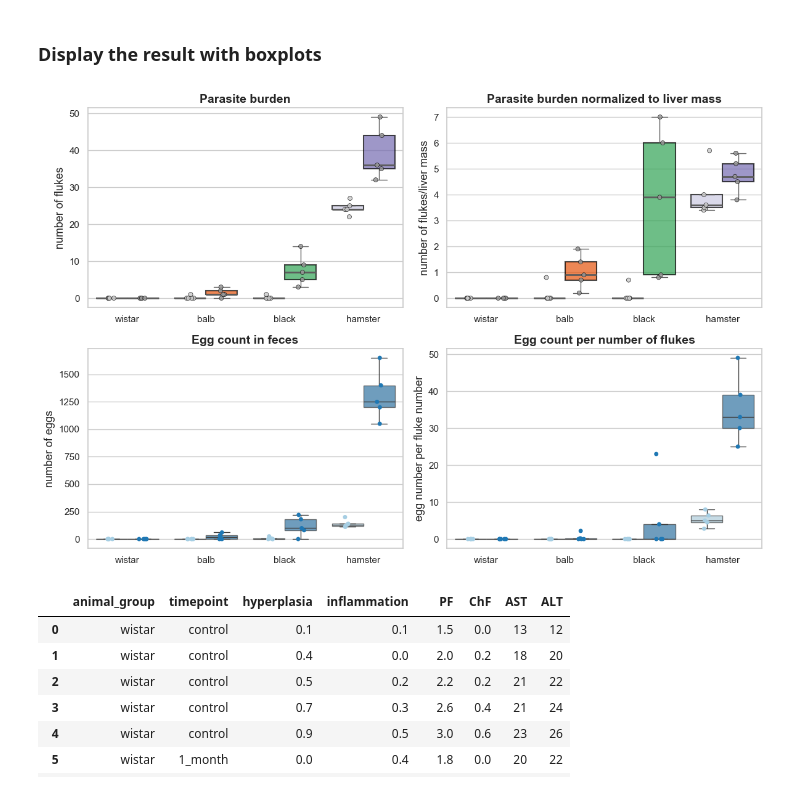
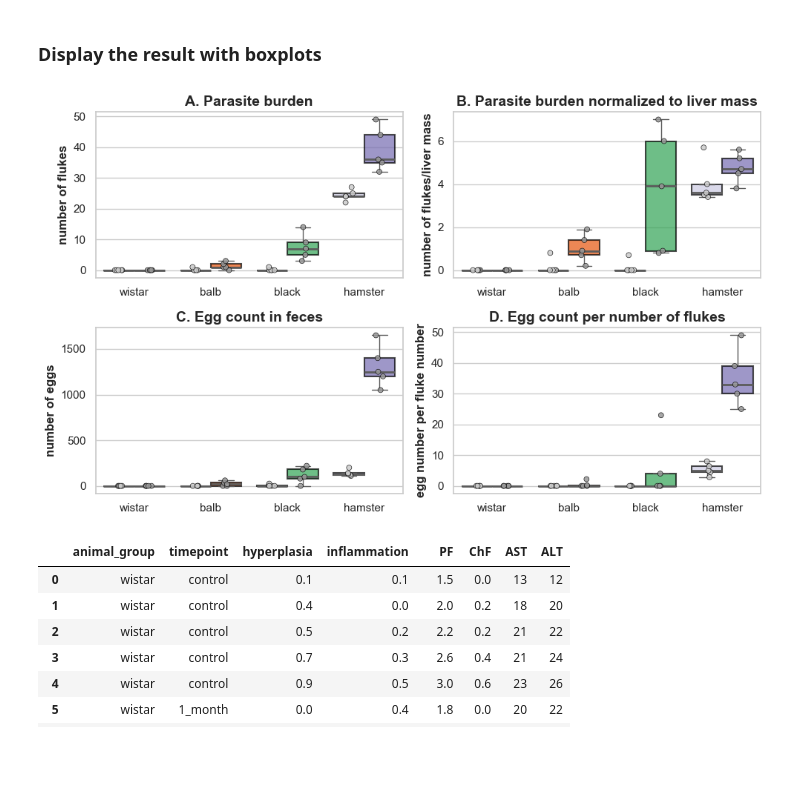
Before and after one commit to YarikKa2/Four_host_species_OF, a Jupyter notebook: Code/data_analysis.ipynb, the cells around one changed output. Drawn from its saved outputs; the diff is of its cells as text; code cells hidden in the pictures; blank space fills up the shorter version.

Commit message:
Boxplots for figure_2 is done

```diff
--- a/Code/data_analysis.ipynb
+++ b/Code/data_analysis.ipynb
@@ -14,6 +14,8 @@ from scikit_posthocs import posthoc_dunn as dunn
 from scipy.stats import mannwhitneyu, false_discovery_control, kruskal, spearmanr
 
 path = os.path.dirname(os.getcwd()).replace('\\', '/') + '/data/'
+plot_path = os.path.dirname(os.getcwd()).replace('\\', '/') + '/Plots/'
+
 
 sns.set_theme(style="whitegrid")
 
@@ -126,0 +144,17 @@ def recolor_boxes_by_position(current_ax, group_order, pair_colors):
+# %%
+
+
+# Creates boxplot wih stripplot
+def box_strip_plot(data, x, y, hue, ax, xtick_labels, xtick_number=[0, 1], palette='Paired', order=None):
+
+    sns.boxplot(data=data, x=x, y=y, hue=hue, palette=palette, ax=ax,
+                legend=False, showfliers=False, boxprops={'alpha': 0.85,
+                                                          'linewidth': 1.5},
+                medianprops={'linewidth': 2}, order=order)
+
+    sns.stripplot(data=data, x=x, y=y,  ax=ax,
+                  legend=False, hue=hue, palette=palette,
+                  edgecolor='black', linewidth=0.5, alpha=0.85, order=order)
+
+    ax.set_xticks(xtick_number, labels=xtick_labels)
+    ax.set_xlabel('')
@@ -299,10 +338,9 @@ def box_strip_plot(data, x, y, hue, ax, palette='Paired', order=None, hue_order=
 # %%
-titles = ['Parasite burden', 'Parasite burden normalized to liver mass',
-          'Egg count in feces', 'Egg count per number of flukes']
+titles = ['A. Parasite burden', 'B. Parasite burden normalized to liver mass',
+          'C. Egg count in feces', 'D. Egg count per number of flukes']
 
 mesure_lst =['number of flukes', 'number of flukes/liver mass',
              'number of eggs', 'egg number per fluke number']
-
 
 
 # Set colors for boxes
@@ -318,49 +356,46 @@ pair_colors = {
 
 timepoint_palette = {
     "1_month": "#cccccc",
     "3_month": "#999999"
 }
 
 
-fig, ax = plt.subplots(2, 2, figsize=(12, 8))
+fig, ax = plt.subplots(2, 2, figsize=(10, 6))
 
 
 for index, column in enumerate(fluke_data.columns[2:]):
 
     current_ax = ax[index // 2, index % 2]
 
     if index < 2:
-
         box_strip_plot(data=fluke_data, x='animal_group',
-                       y=column, hue='timepoint', ax=ax[0, index],
-                       palette=timepoint_palette, order=group_order,
-                       hue_order=time_order)
+                    y=column, hue='timepoint', ax=ax[0, index],
+                    palette=timepoint_palette, order=group_order,
+                    hue_order=time_order)
 
         ax[0, index].set_title(titles[index], fontsize=14, fontweight='bold')
         ax[0, index].set_xlabel('')
-        ax[0, index].set_ylabel(mesure_lst[index], fontsize=13)
+        ax[0, index].set_ylabel(mesure_lst[index], fontsize=12, fontweight='bold')
 
 
 
 
     else:
-        sns.boxplot(data=fluke_data, x='animal_group', y=column,
-                        hue='timepoint', palette='Paired',
-                        ax=ax[1, index-2], showfliers=False,
-                        boxprops={'alpha':0.7}, legend=False)
-
-        sns.stripplot(data=fluke_data, x='animal_group', y=column,
-                      ax=ax[1, index-2], hue='timepoint',
-                      palette='Paired', dodge=True, legend=False)
+        box_strip_plot(data=fluke_data, x='animal_group',
+                    y=column, hue='timepoint', ax=ax[1, index-2],
+                    palette=timepoint_palette, order=group_order,
+                    hue_order=time_order)
 
 
         ax[1, index-2].set_title(titles[index], fontsize=14, fontweight='bold')
         ax[1, index-2].set_xlabel('')
-        ax[1, index-2].set_ylabel(mesure_lst[index], fontsize=13)
+        ax[1, index-2].set_ylabel(mesure_lst[index], fontsize=12, fontweight='bold')
 
 fig.tight_layout()
+
+plt.savefig(plot_path+"Figure_2_eggs_and_worms/parasite_plot", dpi=300, bbox_inches="tight")
 # %% [output]
-[figure, old version]
+[figure, new version]
 # %%
 liver_data = pd.read_excel(path + 'data_four_species.xlsx',
                            sheet_name='liver_data').drop('ID', axis=1)
```
Also changed, not shown: parts of 4 cells of this notebook.
